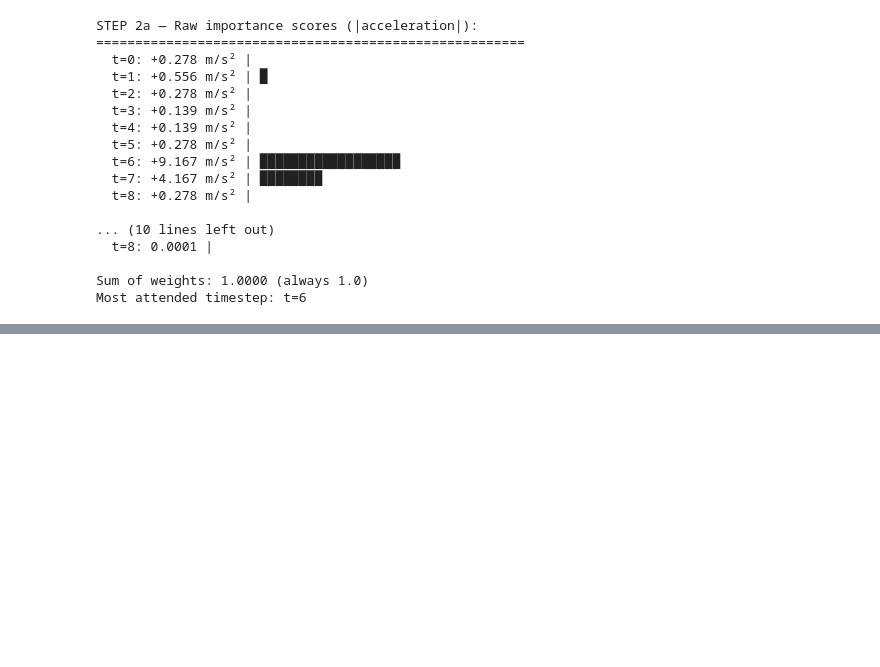
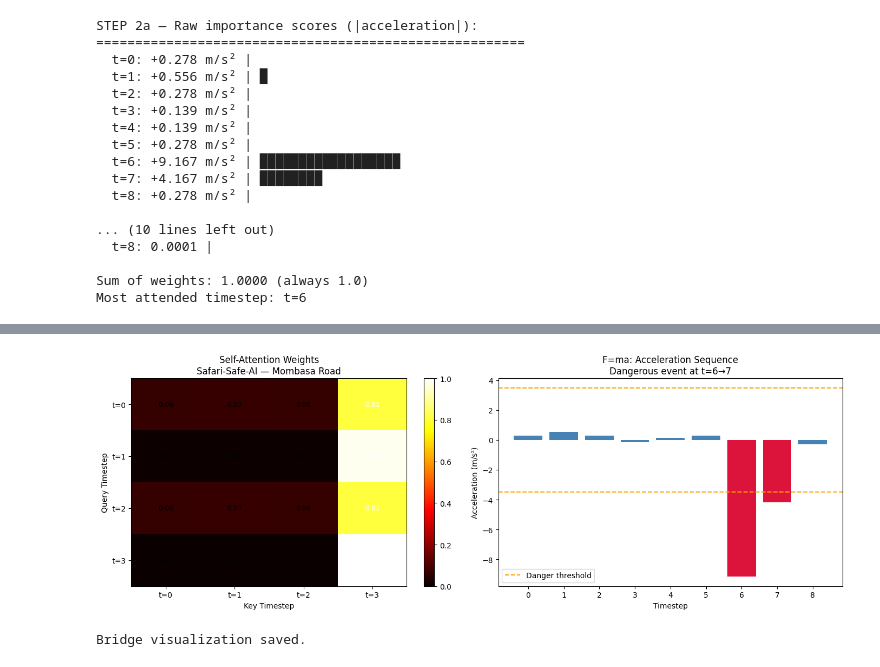
Before and after one commit to Ben-Ogega/defensive-intelligence, a Jupyter notebook: notebooks/phase3_numpy_foundations.ipynb, the cells around one changed output, grey strips where cells are left out. Saved outputs shown, nothing was run; the diff lists cells and outputs as text; code cells hidden in the pictures; blank space fills up the shorter version.

Commit message:
Safari-Safe-AI — Phases 1-4 complete. Leaving May 1. Reading list ready. See you June.

```diff
--- a/notebooks/phase3_numpy_foundations.ipynb
+++ b/notebooks/phase3_numpy_foundations.ipynb
@@ -501,0 +514,44 @@ AxisError: axis 1 is out of bounds for array of dimension 1
+# %%
+# The conference heatmap — attention weights
+fig, axes = plt.subplots(1, 2, figsize=(14, 5))
+
+# Plot 1 — Attention heatmap
+im = axes[0].imshow(attention_weights,
+                     cmap='hot',
+                     aspect='auto')
+axes[0].set_xlabel('Key Timestep')
+axes[0].set_ylabel('Query Timestep')
+axes[0].set_title('Self-Attention Weights\nSafari-Safe-AI — Mombasa Road')
+axes[0].set_xticks(range(4))
+axes[0].set_yticks(range(4))
+axes[0].set_xticklabels([f't={i}' for i in range(4)])
+axes[0].set_yticklabels([f't={i}' for i in range(4)])
+for i in range(4):
+    for j in range(4):
+        axes[0].text(j, i, f'{attention_weights[i,j]:.2f}',
+                    ha='center', va='center',
+                    color='white' if attention_weights[i,j] > 0.5 else 'black',
+                    fontsize=9)
+plt.colorbar(im, ax=axes[0])
+
+# Plot 2 — Acceleration sequence
+colors = ['crimson' if abs(a) > 3.5 else 'steelblue'
+          for a in accels]
+axes[1].bar(range(len(accels)), accels, color=colors)
+axes[1].axhline(y=-3.5, color='orange',
+                linestyle='--', label='Danger threshold')
+axes[1].axhline(y=3.5, color='orange', linestyle='--')
+axes[1].set_xlabel('Timestep')
+axes[1].set_ylabel('Acceleration (m/s²)')
+axes[1].set_title('F=ma: Acceleration Sequence\nDangerous event at t=6→7')
+axes[1].set_xticks(range(len(accels)))
+axes[1].legend()
+
+plt.tight_layout()
+plt.savefig('../figures/phase3_attention_bridge.png')
+plt.show()
+
+print("Bridge visualization saved.")
+# %% [output]
+[figure, added]
+Bridge visualization saved.
```
Also changed, not shown: parts of 1 cell of this notebook, 5 other files.
